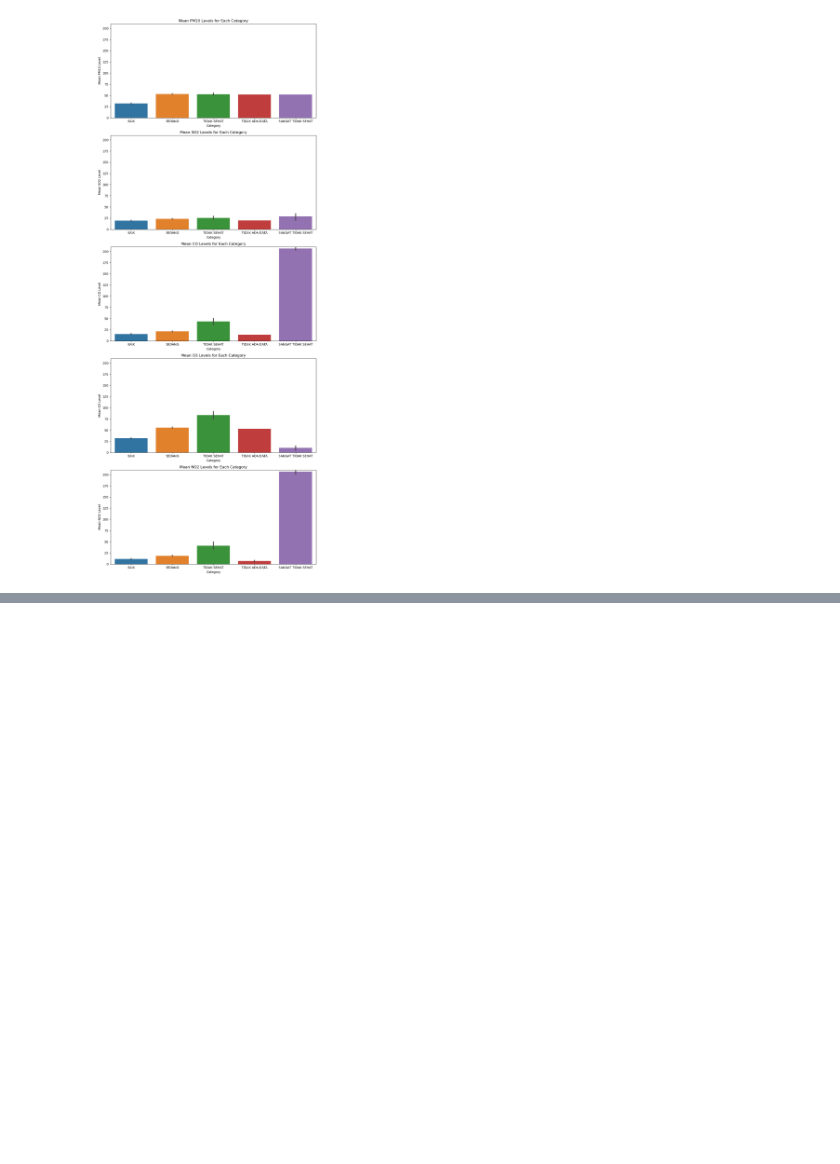
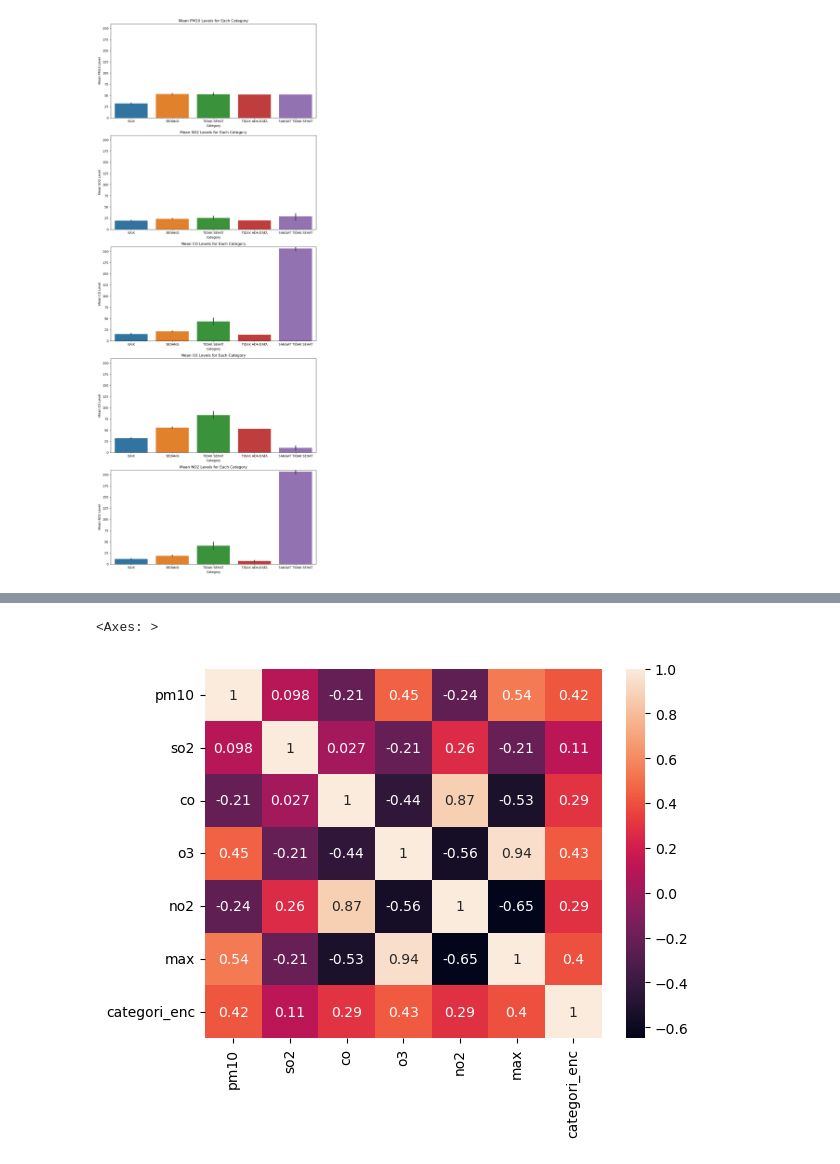
Before and after one commit to aryoeska/DS_Project, a Jupyter notebook: Clustering Air Polution in Jakarta/notebook2.ipynb, the cells around one changed output, grey strips where cells are left out. Saved outputs shown, nothing was run; the diff lists cells and outputs as text; code cells hidden in the pictures; blank space fills up the shorter version.

```diff
--- a/Clustering Air Polution in Jakarta/notebook2.ipynb
+++ b/Clustering Air Polution in Jakarta/notebook2.ipynb
@@ -81,5 +81,3 @@ Data columns (total 10 columns):
 dtypes: float64(6), object(4)
 memory usage: 143.1+ KB
 None
-# %%
-df = df.drop('TIDAK ADA DATA', axis=0, inplace=True)
@@ -131,3 +127,5 @@ plt.tight_layout()  # Adjust layout to prevent overlapping
 plt.show()
 # %% [output]
 [figure]
+# %%
+df.drop(df[df['categori'] == 'TIDAK ADA DATA'].index, inplace=True)
@@ -133,0 +140,8 @@ plt.show()
+# %%
+from sklearn.preprocessing import OrdinalEncoder
+
+categories = ['BAIK', 'SEDANG', 'TIDAK SEHAT', 'SANGAT TIDAK SEHAT']
+
+oe = OrdinalEncoder(categories=[categories])
+df['categori_enc'] = oe.fit_transform(df[['categori']])
+df['categori_enc'].value_counts()
@@ -133,0 +175,3 @@ plt.show()
+# %%
+df.drop(['categori', 'tanggal', 'stasiun', 'critical'], axis=1, inplace=True)
+df.head()
@@ -133,0 +185,6 @@ plt.show()
+# %%
+correlation = df.corr()
+sns.heatmap(correlation, annot=True)
+# %% [output]
+<Axes: >
+[figure, added]
```
Also changed, not shown: parts of 20 cells of this notebook, 1 other file.
